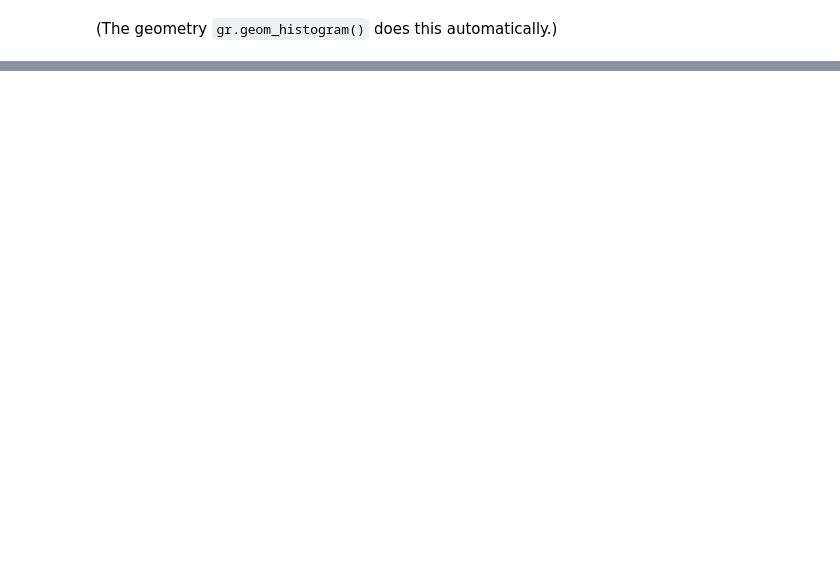
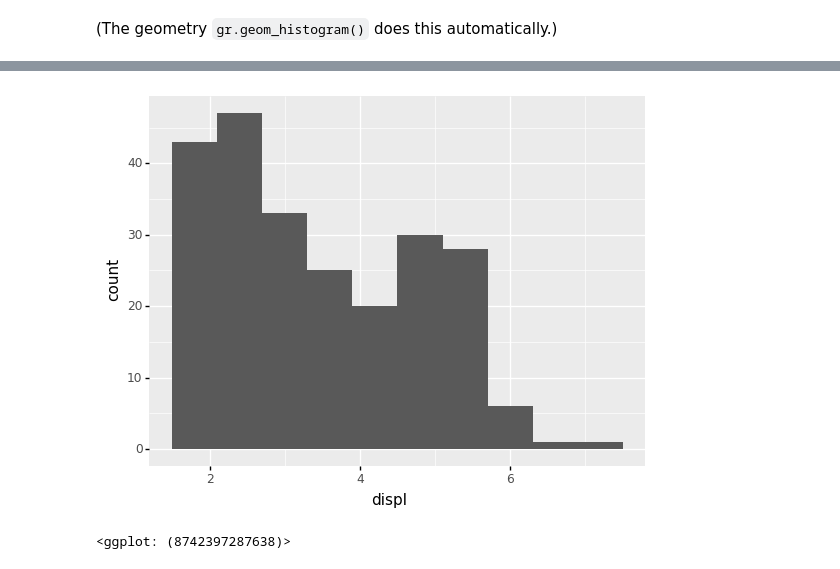
Before and after one commit to zdelrosario/evc-course, a Jupyter notebook: exercises/e-vis02-histograms-master.ipynb, the cells around one changed output, grey strips where cells are left out. Saved outputs shown, nothing was run; the diff lists cells and outputs as text; code cells hidden in the pictures; blank space fills up the shorter version.

```diff
--- a/exercises/e-vis02-histograms-master.ipynb
+++ b/exercises/e-vis02-histograms-master.ipynb
@@ -85,0 +123,10 @@ from plotnine.data import mpg as df_mpg
+# %%
+## NOTE: No need to edit
+(
+    df_mpg
+    >> gr.ggplot(gr.aes("displ"))
+    + gr.geom_histogram(bins=10)
+)
+# %% [output]
+[figure, added]
+<ggplot: (8742397287638)>
```
Also changed, not shown: parts of 30 cells of this notebook.
